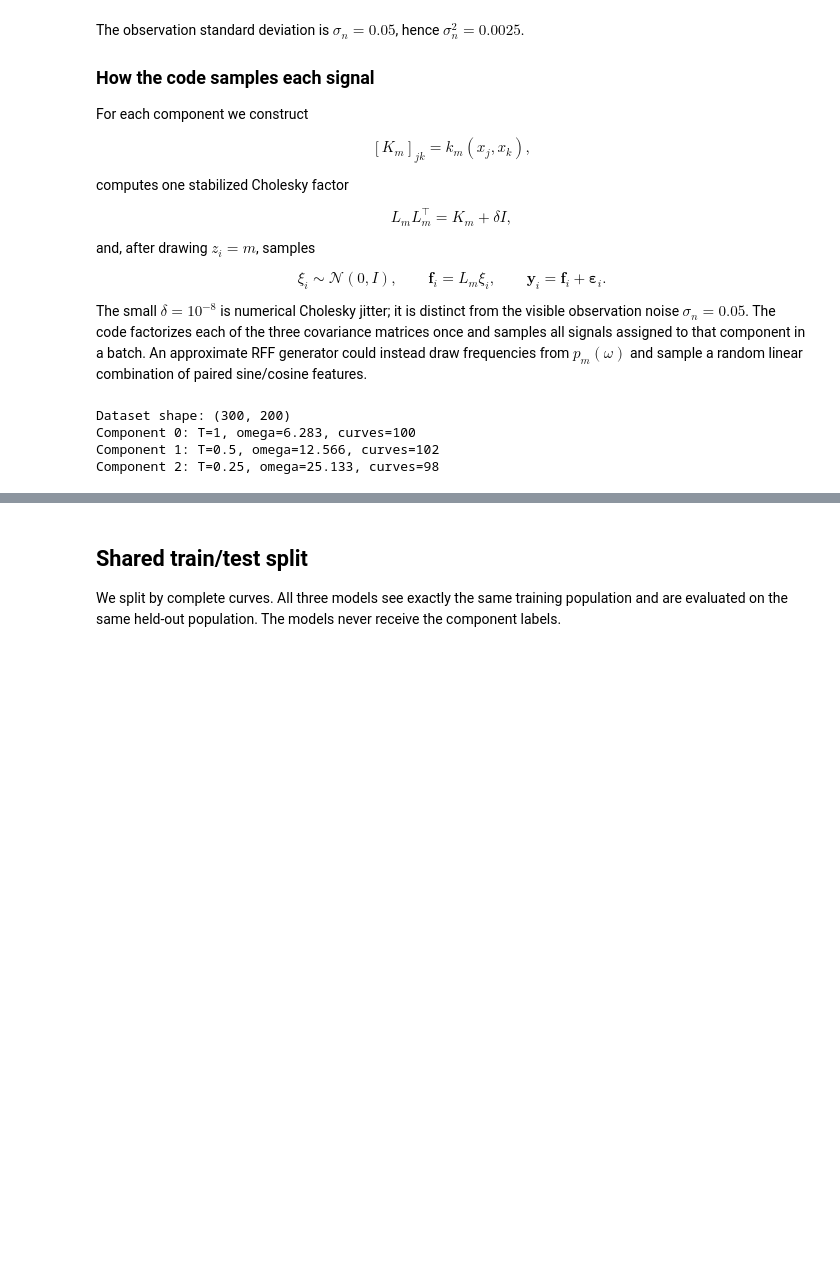
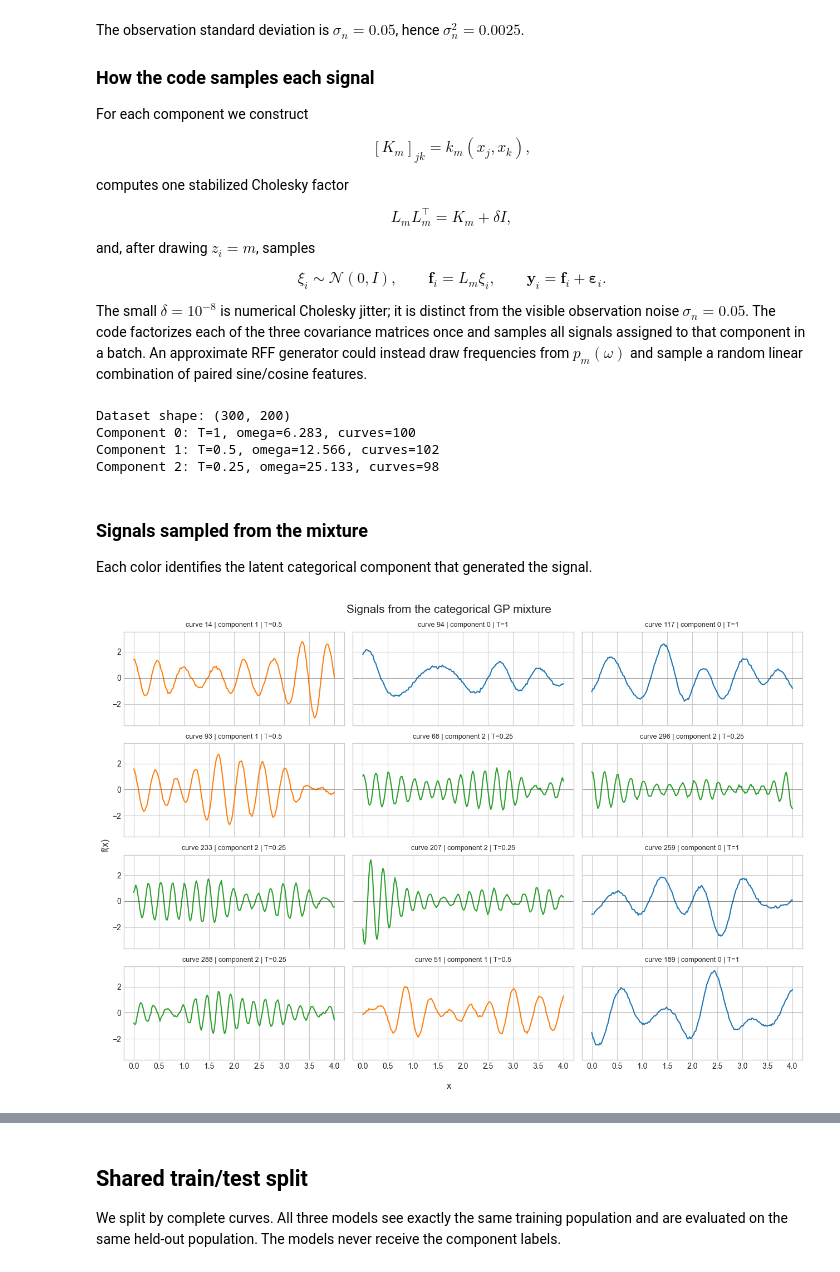
Before and after one commit to OLMOS-PM/GPPS_2026, a Jupyter notebook: 2-gp_mixture_demo_v3.ipynb, the cells around one changed output, grey strips where cells are left out. Cells and saved outputs as stored; diff of their text form; code cells hidden in the pictures; blank space fills up the shorter version.

```diff
--- a/2-gp_mixture_demo_v3.ipynb
+++ b/2-gp_mixture_demo_v3.ipynb
@@ -241,4 +244,30 @@ Dataset shape: (300, 200)
 Component 0: T=1, omega=6.283, curves=100
 Component 1: T=0.5, omega=12.566, curves=102
 Component 2: T=0.25, omega=25.133, curves=98
+# %% [markdown]
+### Signals sampled from the mixture
+
+Each color identifies the latent categorical component that generated the signal.
+# %%
+colors = plt.colormaps["tab10"](np.arange(len(periods)))
+rng = np.random.default_rng(seed + 1)
+shown = rng.choice(n_curves, size=12, replace=False)
+
+fig, axes = plt.subplots(4, 3, figsize=(13, 9), sharex=True, sharey=True)
+for ax, index in zip(axes.flat, shown):
+    component = labels[index]
+    ax.plot(x, curves[index], color=colors[component], linewidth=1.5)
+    ax.set_title(
+        f"curve {index} | component {component} | T={periods[component]:g}",
+        fontsize=9,
+    )
+    ax.axhline(0.0, color="black", linewidth=0.5, alpha=0.4)
+
+fig.supxlabel("x")
+fig.supylabel("f(x)")
+fig.suptitle("Signals from the categorical GP mixture", fontsize=15)
+fig.tight_layout()
+plt.show()
+# %% [output]
+[figure, added]
 # %%
```
Also changed, not shown: parts of 4 cells of this notebook, 1 other file.
